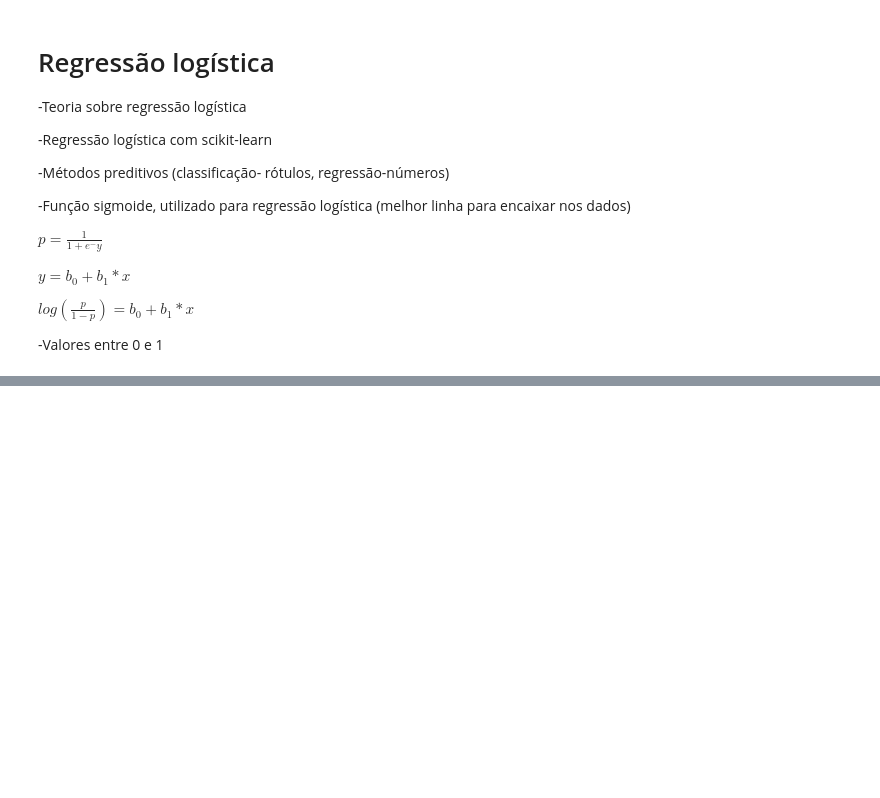
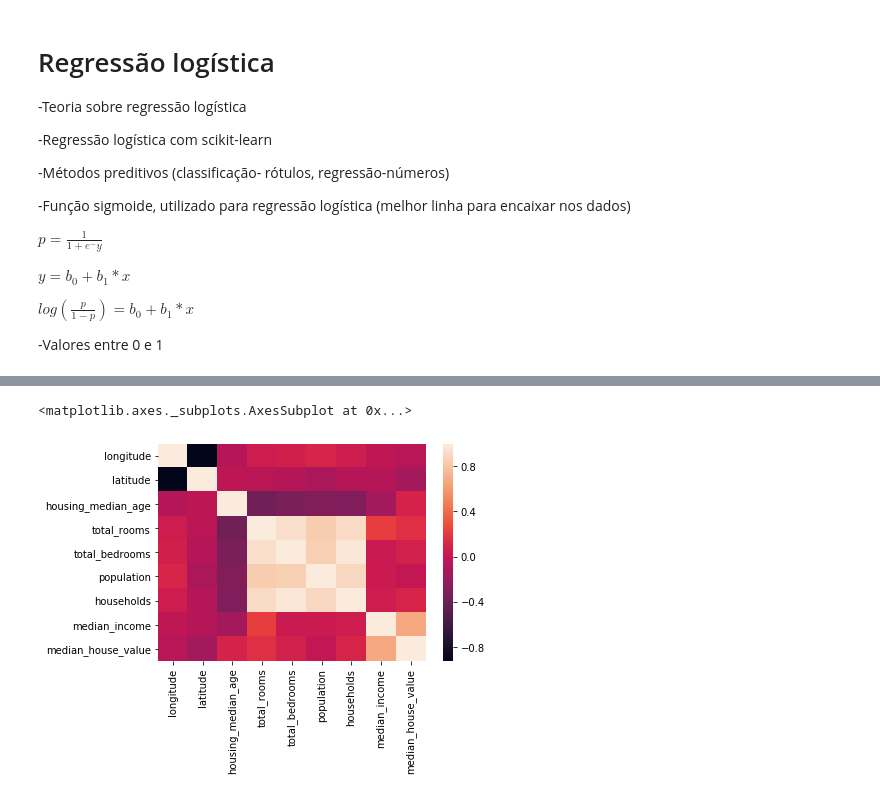
Before and after one commit to arivanen/MachineLearningCourse, a Jupyter notebook: CursoMachineLearningCensus.ipynb, the cells around one changed output, grey strips where cells are left out. Cells and saved outputs as stored; diff of their text form; code cells hidden in the pictures; blank space fills up the shorter version.

```diff
--- a/CursoMachineLearningCensus.ipynb
+++ b/CursoMachineLearningCensus.ipynb
@@ -1039,0 +1155,2 @@ from sklearn.model_selection import cross_val_score, KFold
+# %%
+base_casas = pd.read_csv("C:\\Users\\User\\house_prices.csv")
@@ -1039,0 +1195,5 @@ from sklearn.model_selection import cross_val_score, KFold
+# %%
+sns.heatmap(base_casas.corr())
+# %% [output]
+<matplotlib.axes._subplots.AxesSubplot at 0x...>
+[figure, added]
```
Also changed, not shown: parts of 14 cells of this notebook.
